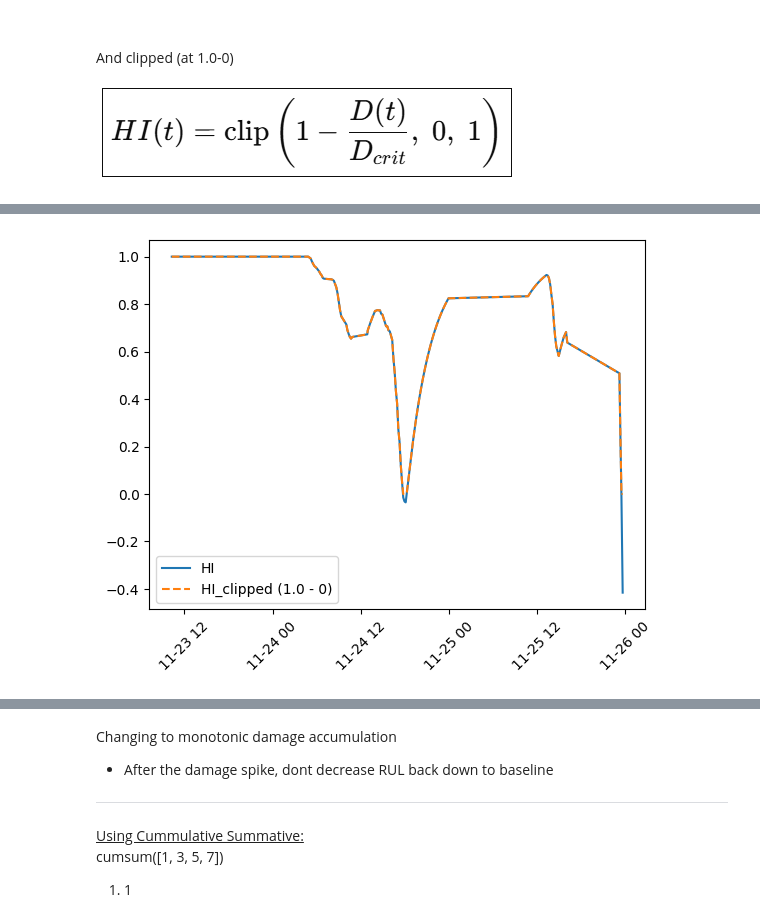
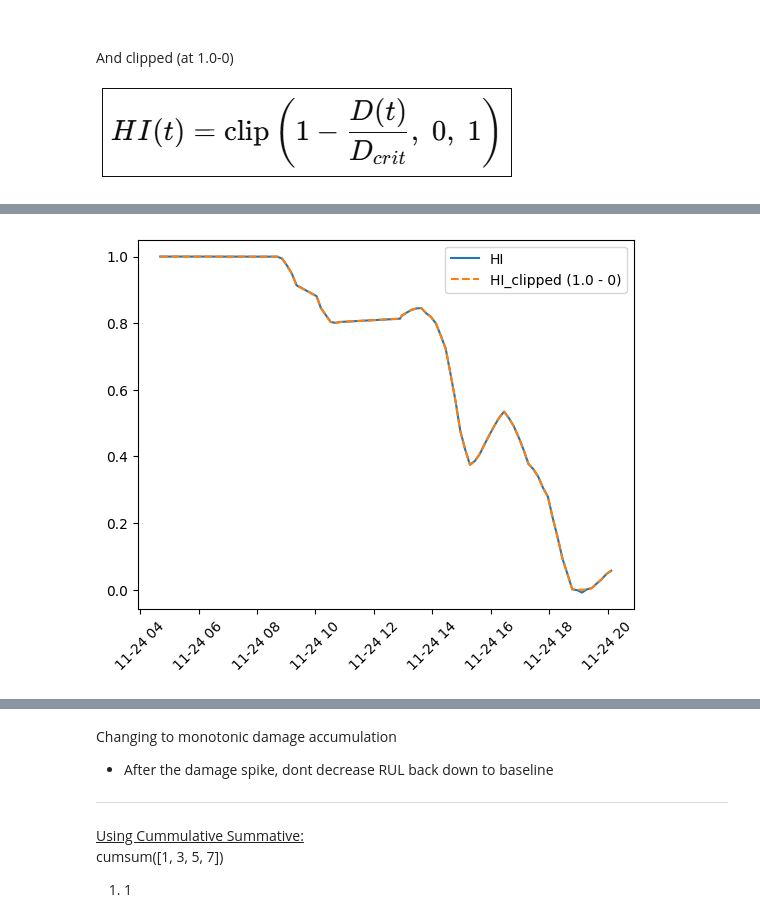
Before and after one commit to Patrick-Wigley/Industry4.0-Solution, a Jupyter notebook: PdM/main/AIRULE.ipynb, the cells around one changed output, grey strips where cells are left out. Drawn from its saved outputs; the diff is of its cells as text; code cells hidden in the pictures.

Commit message:
Health Indicator & changing feature engineering

```diff
--- a/PdM/main/AIRULE.ipynb
+++ b/PdM/main/AIRULE.ipynb
@@ -722 +742,33 @@ print(RUL_health[datetime.datetime.strptime("2004/02/17 11:00:00", "%Y/%m/%d %H:
 Series([], dtype: float64)
+# %%
+# Damage
+ALPHA = 0.95
+e = np.maximum(smoothed_error - threshold, 0)
+
+
+# Note, remember when you do REVERSE_TIME = anything but 0, it is leaving the rest to be set to
+# 0.0 as above defines a series of 0.0s initially.
+REVERSE_TIME = 0 # n datapoints to chop off end
+damage = pd.Series(0.0, index=e.index[:-1-(REVERSE_TIME-1)]) # Chopping n datapoints off the tail (end)
+
+for i in range(1, len(damage)):
+    damage.iloc[i] = ALPHA * damage.iloc[i-1] + e.iloc[i]
+
+# Epsilion - Miners Rule
+# Causal reference scale
+eps = e[e > 0].quantile(0.95)
+Dcrit = eps / (1 - ALPHA)
+print(len(damage))
+# Health Index
+# why exponential
+HI = np.exp(-damage / Dcrit)
+HI_clipped = HI.clip(0, 1)
+
+plt.plot(HI_clipped.loc[first_abnormal_idx:], label="HI Clipped")
+plt.plot(HI.loc[first_abnormal_idx:], label="HI", linestyle="--")
+plt.xticks(rotation=45)
+plt.title("Live Safe Health Index (HI)")
+plt.ylabel("HI Score")
+plt.xlabel("Time")
+plt.legend()
+plt.show()
@@ -743,8 +798,9 @@ e = np.maximum(smoothed_error - threshold, 0)
 damage = pd.Series(index=e.index, dtype=float)
 damage.iloc[0] = 0
 
-
-for i in range(1, len(e)):
+# NOT LIVE - Removing below datapoints from end always results in a final Health Index of 0...
+TEST_LIVE = 60
+for i in range(1, len(e)-TEST_LIVE):
     damage.iloc[i] = (ALPHA * damage.iloc[i-1]) + e.iloc[i]
 
 
@@ -772,4 +828,4 @@ Min D: 0.0; Max D: 114317.94030073288; Dcrit: 80751.20847337542
-[figure, old version]
+[figure, new version]
 # %%
 error_series[first_abnormal_idx:].plot()
 # %% [output]
```
Also changed, not shown: parts of 20 cells of this notebook.
